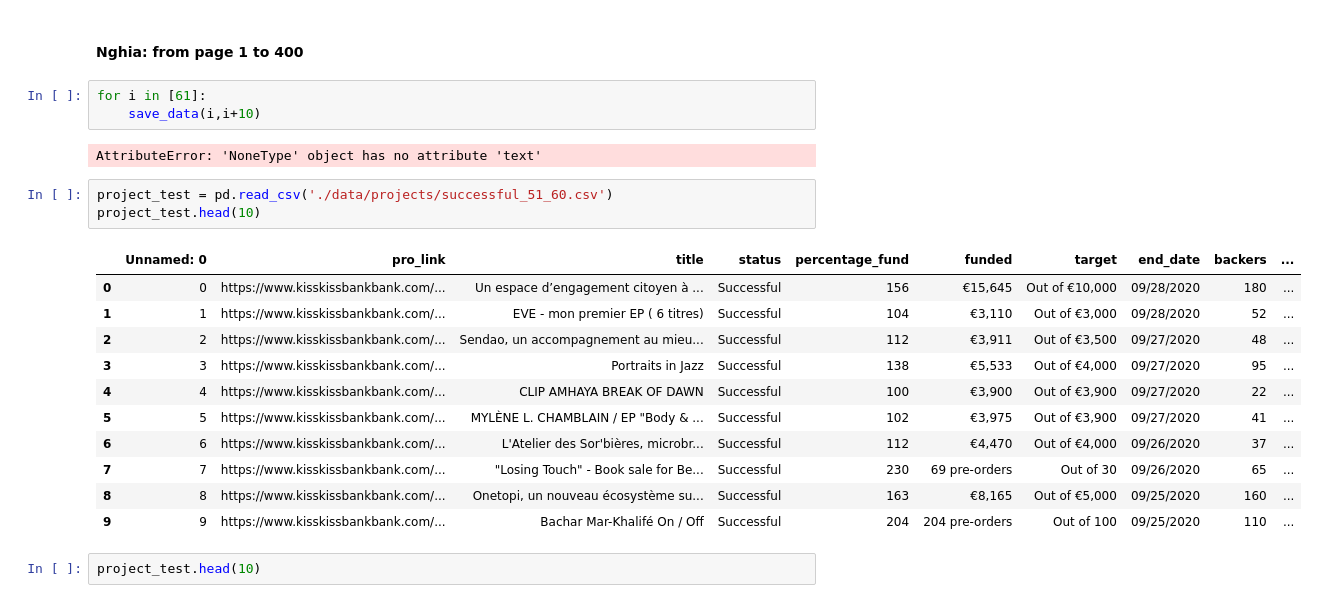
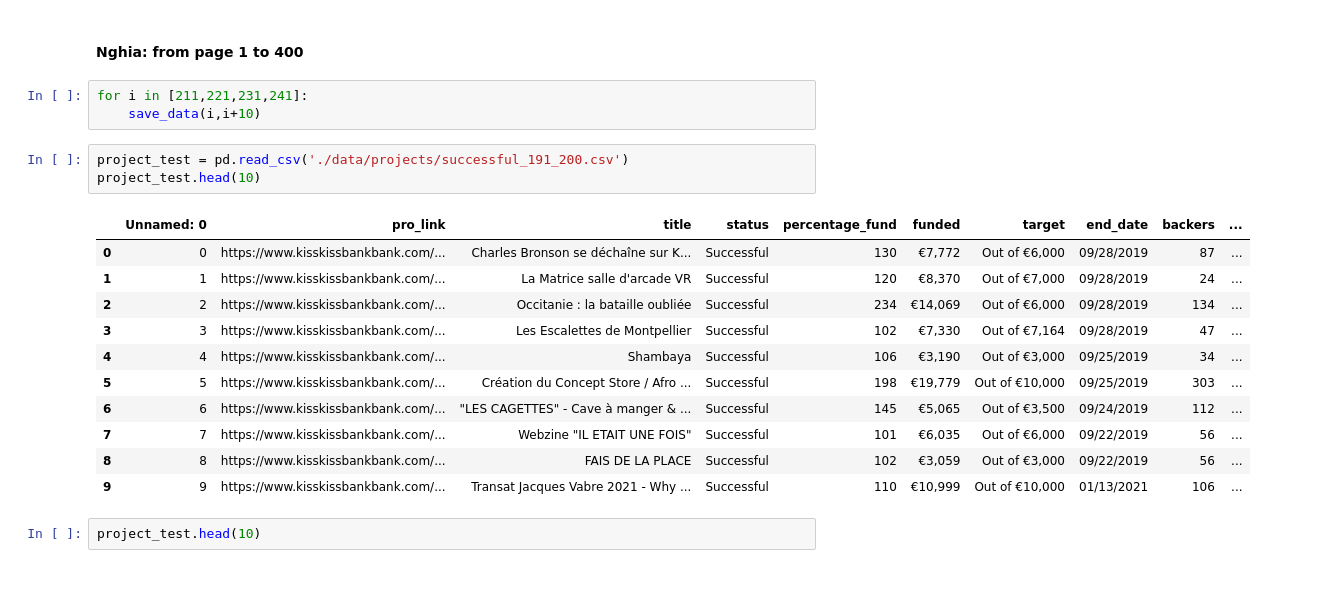
Before and after one commit to nghiadanh26/Crowdfunding, a Jupyter notebook: collect_data_v2.ipynb, the cells around one changed output. Cells and saved outputs as stored; diff of their text form.

```diff
--- a/collect_data_v2.ipynb
+++ b/collect_data_v2.ipynb
@@ -490,25 +494,23 @@ def save_data(start, end):
 # %% [markdown]
 #### Nghia: from page 1 to 400
 # %%
-for i in [61]:
+for i in [211,221,231,241]:
     save_data(i,i+10)
-# %% [output]
-AttributeError: 'NoneType' object has no attribute 'text'
 # %%
-project_test = pd.read_csv('./data/projects/successful_51_60.csv')
+project_test = pd.read_csv('./data/projects/successful_191_200.csv')
 project_test.head(10)
 # %% [output]
 |  | Unnamed: 0 | pro_link | title | status | percentage_fund | funded | target | end_date | backers | ... |
-| 0 | 0 | https://www.kisskissbankbank.com/... | Un espace d’engagement citoyen à ... | Successful | 156 | €15,645 | Out of €10,000 | 09/28/2020 | 180 | ... |
-| 1 | 1 | https://www.kisskissbankbank.com/... | EVE - mon premier EP ( 6 titres) | Successful | 104 | €3,110 | Out of €3,000 | 09/28/2020 | 52 | ... |
-| 2 | 2 | https://www.kisskissbankbank.com/... | Sendao, un accompagnement au mieu... | Successful | 112 | €3,911 | Out of €3,500 | 09/27/2020 | 48 | ... |
-| 3 | 3 | https://www.kisskissbankbank.com/... | Portraits in Jazz | Successful | 138 | €5,533 | Out of €4,000 | 09/27/2020 | 95 | ... |
-| 4 | 4 | https://www.kisskissbankbank.com/... | CLIP AMHAYA BREAK OF DAWN | Successful | 100 | €3,900 | Out of €3,900 | 09/27/2020 | 22 | ... |
-| 5 | 5 | https://www.kisskissbankbank.com/... | MYLÈNE L. CHAMBLAIN / EP "Body & ... | Successful | 102 | €3,975 | Out of €3,900 | 09/27/2020 | 41 | ... |
-| 6 | 6 | https://www.kisskissbankbank.com/... | L'Atelier des Sor'bières, microbr... | Successful | 112 | €4,470 | Out of €4,000 | 09/26/2020 | 37 | ... |
-| 7 | 7 | https://www.kisskissbankbank.com/... | "Losing Touch" - Book sale for Be... | Successful | 230 | 69 pre-orders | Out of 30 | 09/26/2020 | 65 | ... |
-| 8 | 8 | https://www.kisskissbankbank.com/... | Onetopi, un nouveau écosystème su... | Successful | 163 | €8,165 | Out of €5,000 | 09/25/2020 | 160 | ... |
-| 9 | 9 | https://www.kisskissbankbank.com/... | Bachar Mar-Khalifé On / Off | Successful | 204 | 204 pre-orders | Out of 100 | 09/25/2020 | 110 | ... |
+| 0 | 0 | https://www.kisskissbankbank.com/... | Charles Bronson se déchaîne sur K... | Successful | 130 | €7,772 | Out of €6,000 | 09/28/2019 | 87 | ... |
+| 1 | 1 | https://www.kisskissbankbank.com/... | La Matrice salle d'arcade VR | Successful | 120 | €8,370 | Out of €7,000 | 09/28/2019 | 24 | ... |
+| 2 | 2 | https://www.kisskissbankbank.com/... | Occitanie : la bataille oubliée | Successful | 234 | €14,069 | Out of €6,000 | 09/28/2019 | 134 | ... |
+| 3 | 3 | https://www.kisskissbankbank.com/... | Les Escalettes de Montpellier | Successful | 102 | €7,330 | Out of €7,164 | 09/28/2019 | 47 | ... |
+| 4 | 4 | https://www.kisskissbankbank.com/... | Shambaya | Successful | 106 | €3,190 | Out of €3,000 | 09/25/2019 | 34 | ... |
+| 5 | 5 | https://www.kisskissbankbank.com/... | Création du Concept Store / Afro ... | Successful | 198 | €19,779 | Out of €10,000 | 09/25/2019 | 303 | ... |
+| 6 | 6 | https://www.kisskissbankbank.com/... | "LES CAGETTES" - Cave à manger & ... | Successful | 145 | €5,065 | Out of €3,500 | 09/24/2019 | 112 | ... |
+| 7 | 7 | https://www.kisskissbankbank.com/... | Webzine "IL ETAIT UNE FOIS" | Successful | 101 | €6,035 | Out of €6,000 | 09/22/2019 | 56 | ... |
+| 8 | 8 | https://www.kisskissbankbank.com/... | FAIS DE LA PLACE | Successful | 102 | €3,059 | Out of €3,000 | 09/22/2019 | 56 | ... |
+| 9 | 9 | https://www.kisskissbankbank.com/... | Transat Jacques Vabre 2021 - Why ... | Successful | 110 | €10,999 | Out of €10,000 | 01/13/2021 | 106 | ... |
 # %%
 project_test.head(10)
 # %% [output]
```
Also changed, not shown: parts of 2 cells of this notebook.
